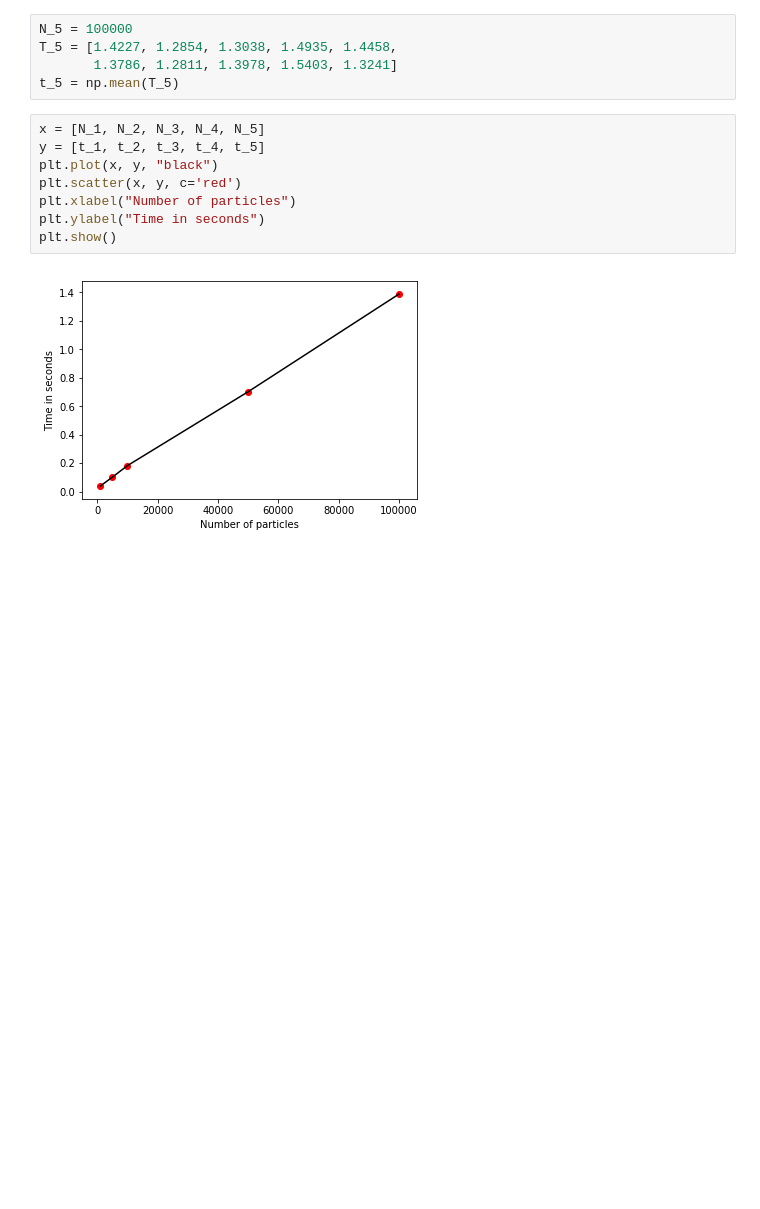
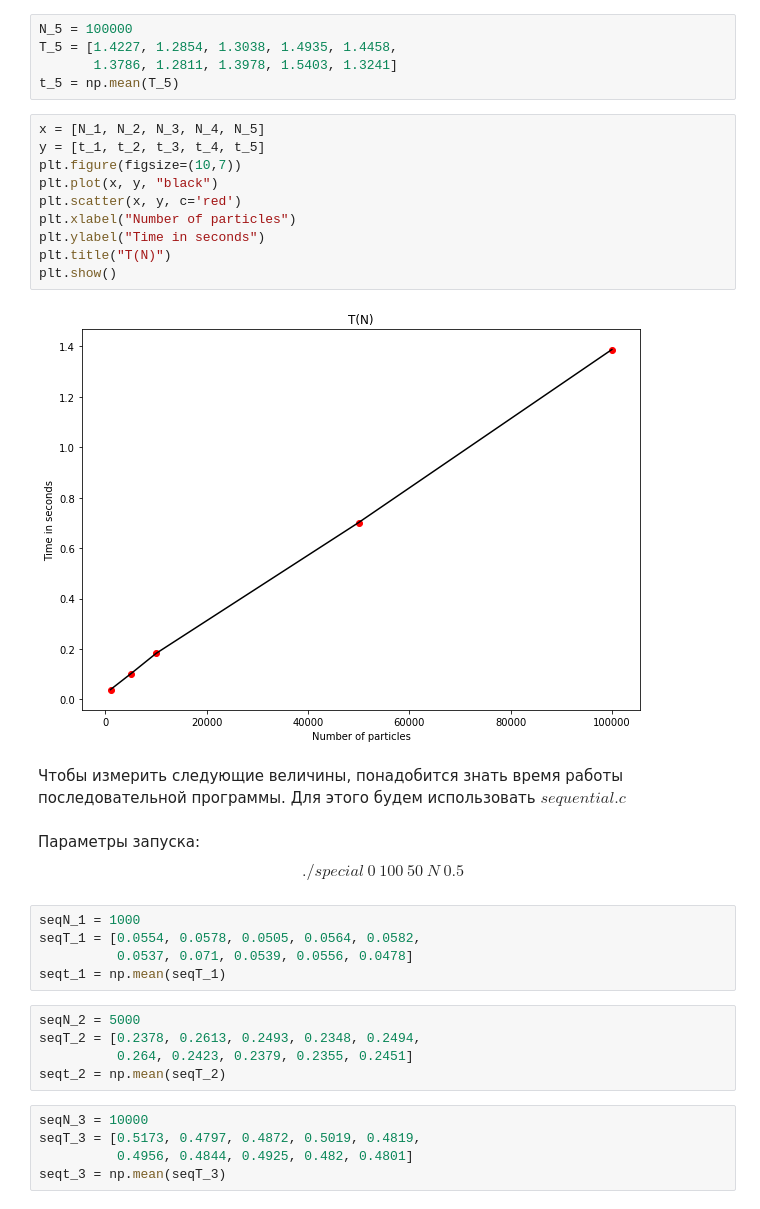
Before and after one commit to svinkapeppa/5-term, a Jupyter notebook: parallels/task_1/Graph.ipynb, the cells around one changed output. Cells and saved outputs as stored; diff of their text form; blank space fills up the shorter version.

```diff
--- a/parallels/task_1/Graph.ipynb
+++ b/parallels/task_1/Graph.ipynb
@@ -38,10 +39,32 @@ t_5 = np.mean(T_5)
 # %%
 x = [N_1, N_2, N_3, N_4, N_5]
 y = [t_1, t_2, t_3, t_4, t_5]
+plt.figure(figsize=(10,7))
 plt.plot(x, y, "black")
 plt.scatter(x, y, c='red')
 plt.xlabel("Number of particles")
 plt.ylabel("Time in seconds")
+plt.title("T(N)")
 plt.show()
 # %% [output]
-[figure, old version]
+[figure, new version]
+# %% [markdown]
+Чтобы измерить следующие величины, понадобится знать время работы последовательной программы. Для этого будем использовать $sequential.c$
+# %% [markdown]
+Параметры запуска:
+$$./special\ 0\ 100\ 50\ N\ 0.5$$
+# %%
+seqN_1 = 1000
+seqT_1 = [0.0554, 0.0578, 0.0505, 0.0564, 0.0582,
+          0.0537, 0.071, 0.0539, 0.0556, 0.0478]
+seqt_1 = np.mean(seqT_1)
+# %%
+seqN_2 = 5000
+seqT_2 = [0.2378, 0.2613, 0.2493, 0.2348, 0.2494,
+          0.264, 0.2423, 0.2379, 0.2355, 0.2451]
+seqt_2 = np.mean(seqT_2)
+# %%
+seqN_3 = 10000
+seqT_3 = [0.5173, 0.4797, 0.4872, 0.5019, 0.4819,
+          0.4956, 0.4844, 0.4925, 0.482, 0.4801]
+seqt_3 = np.mean(seqT_3)
```
Also changed, not shown: parts of 15 cells of this notebook, 1 other file.
